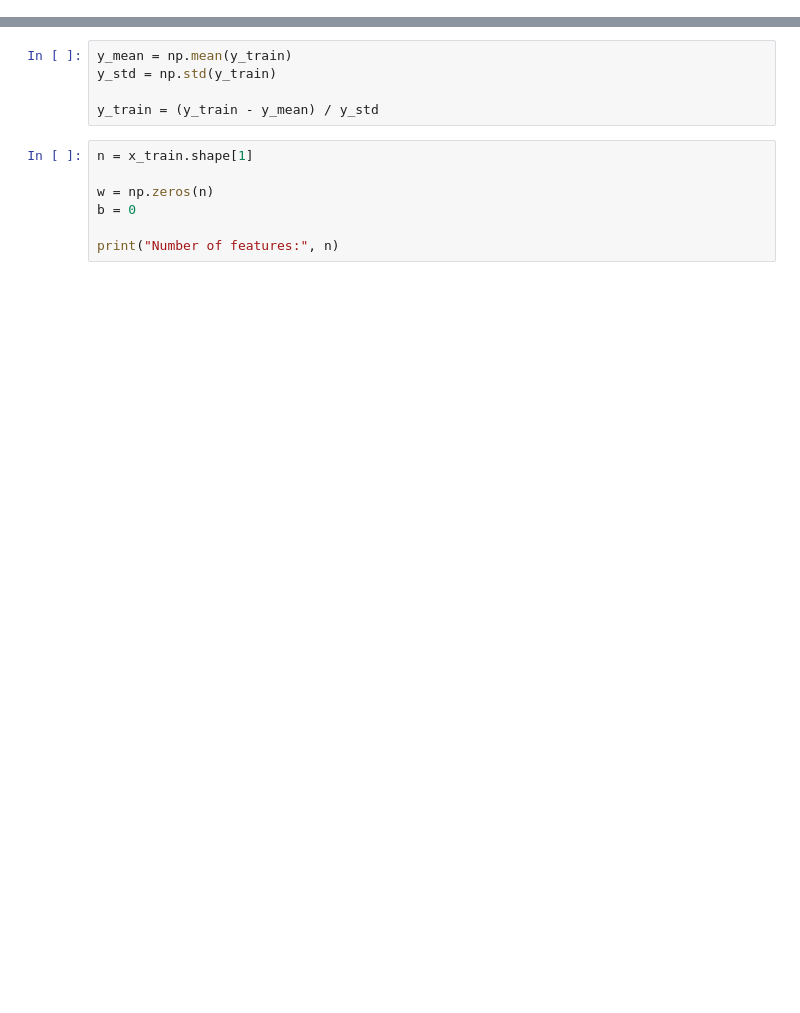
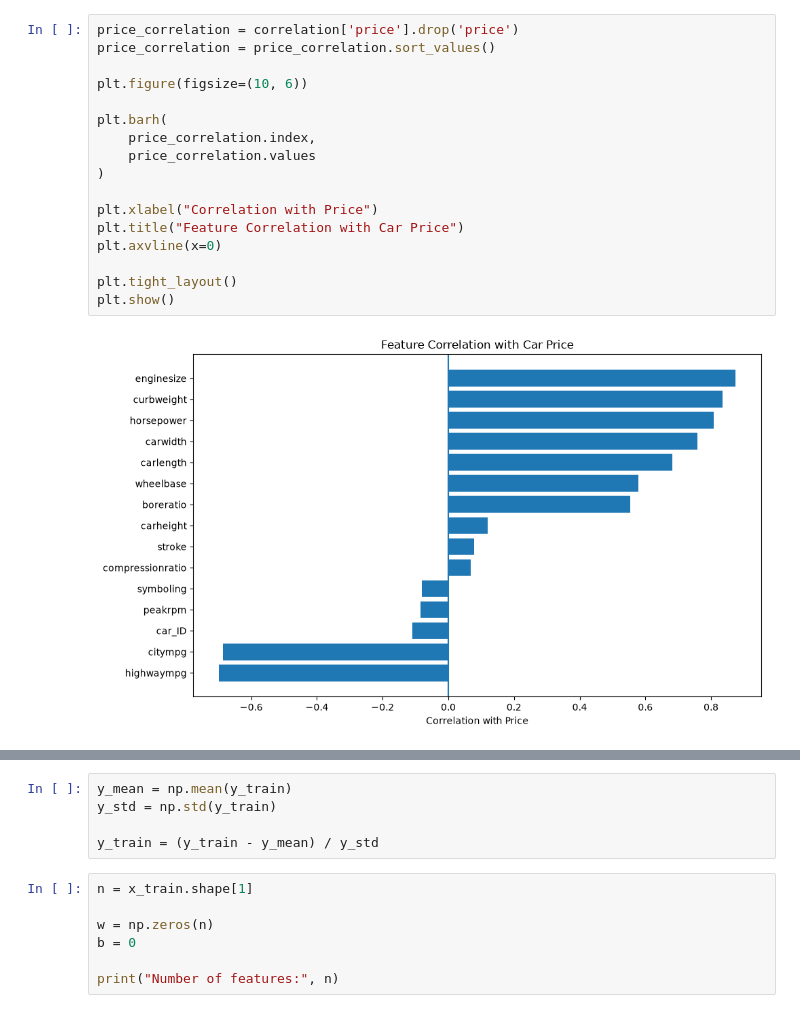
Before and after one commit to sakshamgupta10/MRM-Car-Price-Prediction, a Jupyter notebook: Car_Prediction.ipynb, the cells around one changed output, grey strips where cells are left out. Cells and saved outputs as stored; diff of their text form; blank space fills up the shorter version.

```diff
--- a/Car_Prediction.ipynb
+++ b/Car_Prediction.ipynb
@@ -31 +52,20 @@ print(df.shape)
+# %%
+price_correlation = correlation['price'].drop('price')
+price_correlation = price_correlation.sort_values()
+
+plt.figure(figsize=(10, 6))
+
+plt.barh(
+    price_correlation.index,
+    price_correlation.values
+)
+
+plt.xlabel("Correlation with Price")
+plt.title("Feature Correlation with Car Price")
+plt.axvline(x=0)
+
+plt.tight_layout()
+plt.show()
+# %% [output]
+[figure, added]
 # %%
```
Also changed, not shown: parts of 21 cells of this notebook.
